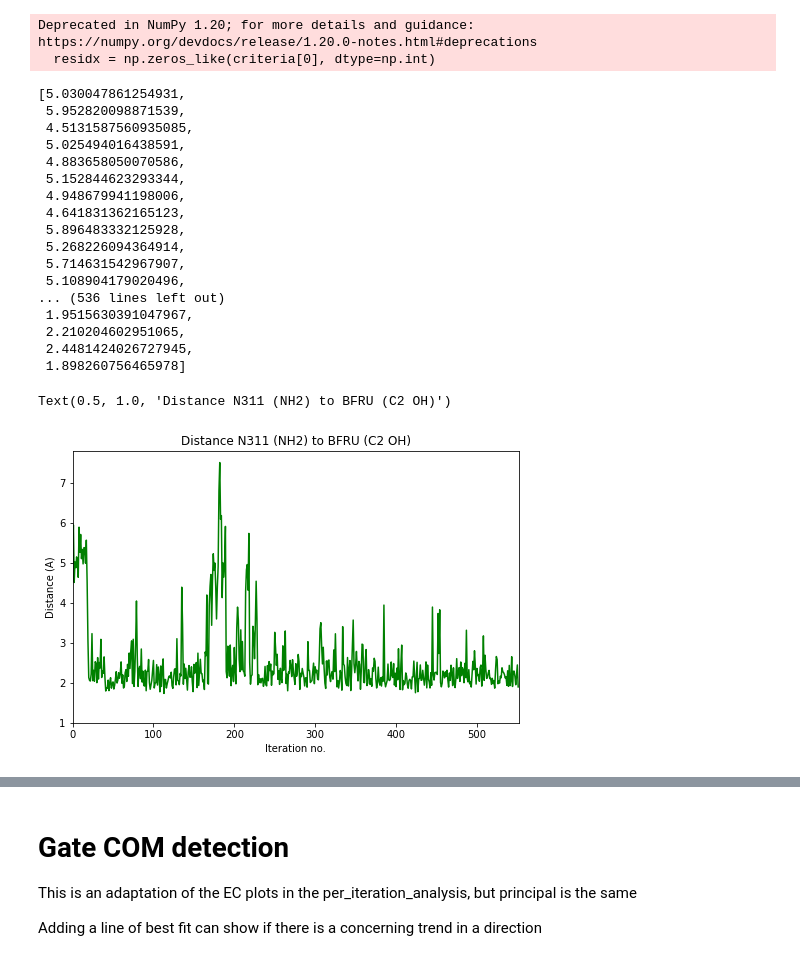
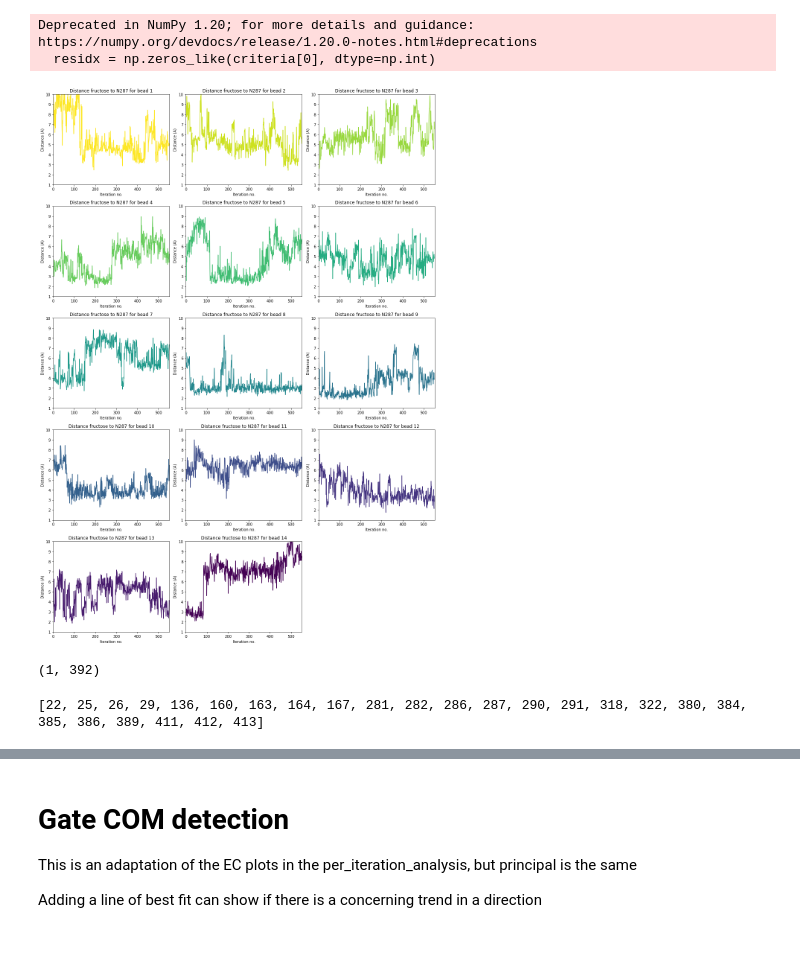
Before and after one commit to semccomas/GLUT5_string, a Jupyter notebook: string/analysis/scripts/per_bead_analysis.ipynb, the cells around one changed output, grey strips where cells are left out. Cells and saved outputs as stored; diff of their text form; code cells hidden in the pictures.

Commit message:
inflecs finish and analysis

```diff
--- a/string/analysis/scripts/per_bead_analysis.ipynb
+++ b/string/analysis/scripts/per_bead_analysis.ipynb
@@ -12,15 +12,11 @@ import matplotlib.pyplot as plt
 from gate_functions import *
 # %%
 indir = '../confout_files/measure_per_bead/'
-#traj = 'influx_apo_gate_CV'
 
-#bead = [3, 12]  #outward occluded for influx, efflux
-#bead = [7, 8]  # occluded
-#bead = [11, 4]  #inward occluded
-bead = [8]
-influx = mda.Universe('%s/%s.bead_%i.string.pdb' %(indir, 'influx_BFRU_gate_CV', bead[0]))
-
-#efflux = mda.Universe('%s/%s.bead_%i.string.pdb' %(indir, 'efflux_apo_gate_CV', bead[1]))
+influx = []
+bead_l = [1,2,3,4,5,6,7,8,9,10,11,12,13,14]
+for bead in bead_l:
+    influx.append(mda.Universe('%s/%s.bead_%i.string.pdb' %(indir, 'influx_BFRU_gate_CV', bead)))
 # %% [output]
 Deprecated in NumPy 1.20; for more details and guidance: https://numpy.org/devdocs/release/1.20.0-notes.html#deprecations
   residx = np.zeros_like(criteria[0], dtype=np.int)
@@ -38,31 +40,30 @@ for ts in influx.trajectory:
 # %%
-dist_list
+colormap_colors = 'viridis_r'
+cmap_vals = plt.cm.get_cmap(colormap_colors)
+color_vals = cmap_vals(np.linspace(0,1,len(bead_l)))
-# %% [output]
-[5.030047861254931,
- 5.952820098871539,
- 4.5131587560935085,
- 5.025494016438591,
- 4.883658050070586,
- 5.152844623293344,
- 4.948679941198006,
- 4.641831362165123,
- 5.896483332125928,
- 5.268226094364914,
- 5.714631542967907,
- 5.108904179020496,
-... (536 lines left out)
- 1.9515630391047967,
- 2.210204602951065,
- 2.4481424026727945,
- 1.898260756465978]
 # %%
-f = plt.figure(figsize = (8,5))
-plt.plot(dist_list, color = 'green')
-plt.xlim(0, 552)
-plt.ylim(1)
-plt.xlabel("Iteration no.")
-plt.ylabel("Distance (A)")
-plt.title("Distance N311 (NH2) to BFRU (C2 OH)")
+from math import ceil
+num_cols = 3
+fig, ax = plt.subplots(ceil(len(bead_l) / num_cols), num_cols, figsize=(15, 3 * ceil(len(bead_l) / 2)))
+ax = ax.flatten()
+
+if len(bead_l) % num_cols:
+    fig.delaxes(ax[-1])
+    ax = ax[:-1]
+
+for n,bead in enumerate(dist_list_by_bead):
+    ax[n].plot(bead, color = color_vals[n],)
+    ax[n].set_xlim(0, 552)
+    ax[n].set_ylim(1,10)
+    #ax[n].legend()
+    ax[n].set_title(f"Distance fructose to N287 for bead {bead_l[n]}")
+    ax[n].set_xlabel("Iteration no.")
+    ax[n].set_ylabel("Distance (A)")
+
+plt.tight_layout()
+
+figdir = "../images_figs/confout_file_analysis/sugar_coordination/compare_sugar_coord_by_bead"
+
+plt.savefig(f"{figdir}/distances.fructose_{fructose_selection.replace(' ', '_')}.N287_{N287_selection.replace(' ', '_')}.png")
 # %% [output]
-Text(0.5, 1.0, 'Distance N311 (NH2) to BFRU (C2 OH)')
-[figure, old version]
+[figure, new version]
@@ -68,0 +92,8 @@ Text(0.5, 1.0, 'Distance N311 (NH2) to BFRU (C2 OH)')
+# %%
+np.shape(test[0])
+# %% [output]
+(1, 392)
+# %%
+print(l)
+# %% [output]
+[22, 25, 26, 29, 136, 160, 163, 164, 167, 281, 282, 286, 287, 290, 291, 318, 322, 380, 384, 385, 386, 389, 411, 412, 413]
```
Also changed, not shown: parts of 6 cells of this notebook, 2 other files.
